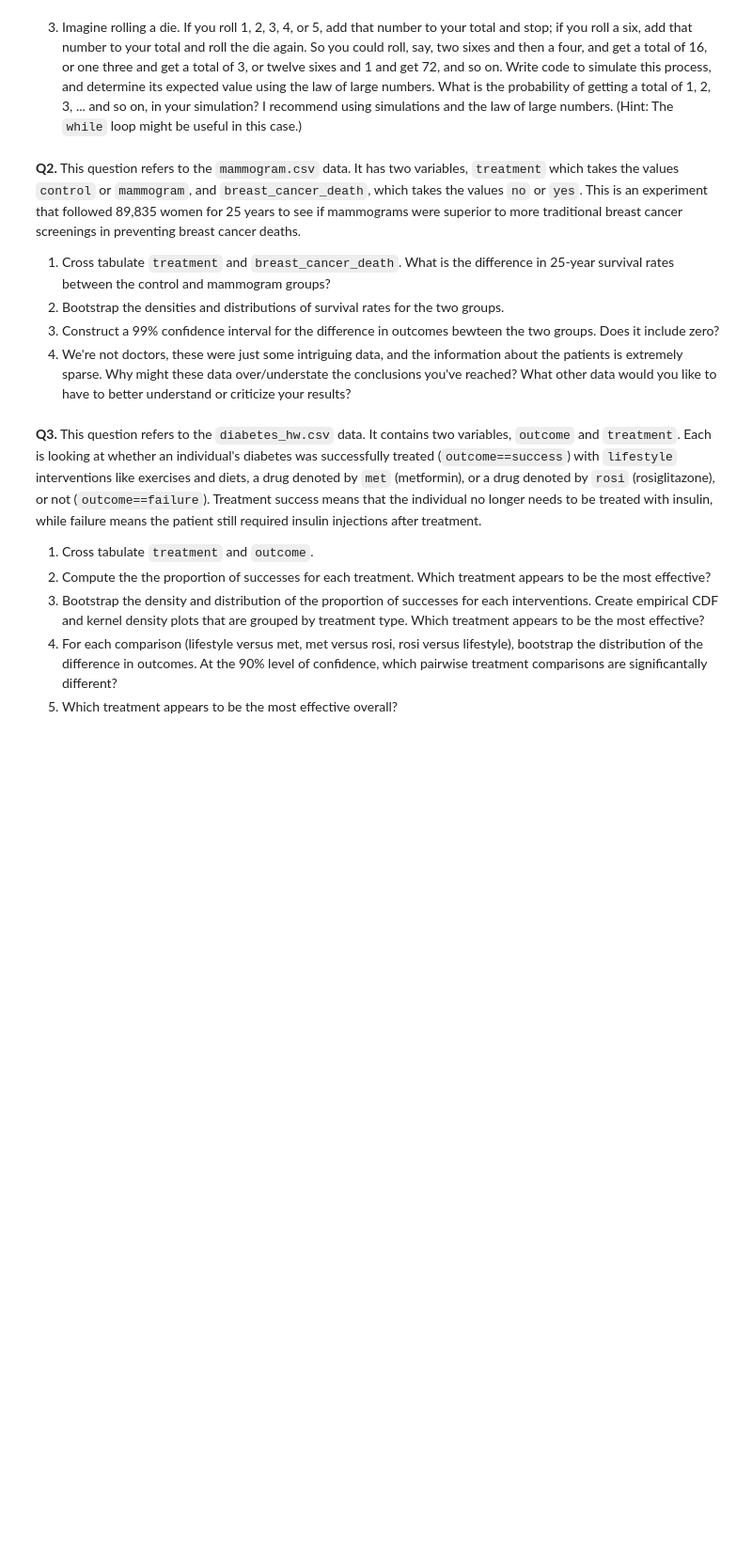
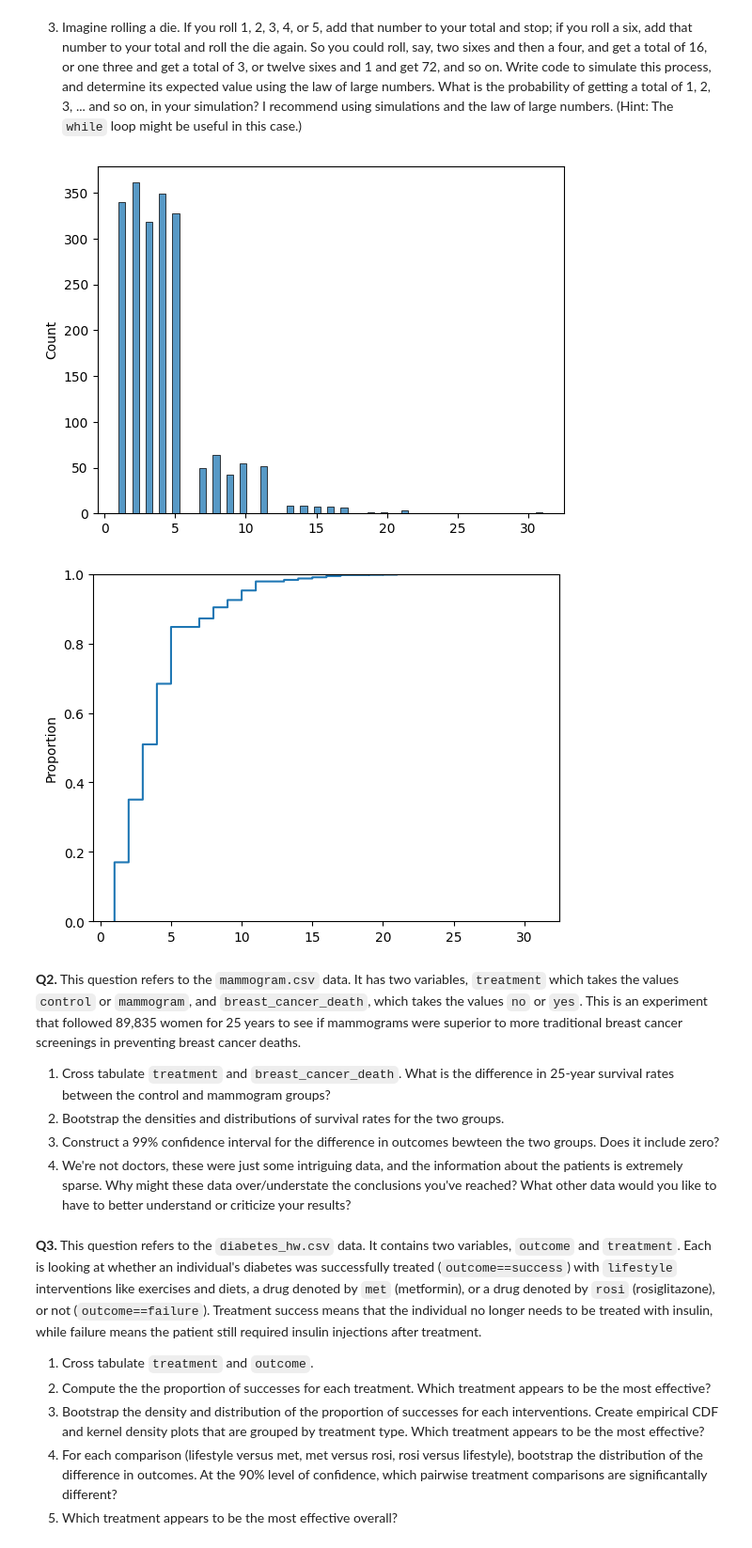
Before and after one commit to pwy7fv/the_bootstrap, a Jupyter notebook: assignment_5.ipynb, the cells around one changed output. Shown: that part at 94% size. Drawn from its saved outputs; the diff is of its cells as text; code cells hidden in the pictures; blank space fills up the shorter version.

```diff
--- a/assignment_5.ipynb
+++ b/assignment_5.ipynb
@@ -63,2 +89,14 @@ plt.show()
 # %% [markdown]
 3. Imagine rolling a die. If you roll 1, 2, 3, 4, or 5, add that number to your total and stop; if you roll a six, add that number to your total and roll the die again. So you could roll, say, two sixes and then a four, and get a total of 16, or one three and get a total of 3, or twelve sixes and 1 and get 72, and so on. Write code to simulate this process, and determine its expected value using the law of large numbers. What is the probability of getting a total of 1, 2, 3, ... and so on, in your simulation? I recommend using simulations and the law of large numbers.  (Hint: The `while` loop might be useful in this case.)
+# %%
+faces = np.array([1,2,3,4,5,6])
+N = 2000
+results = []
+for i in range(N):
+    total = 0
+    while True:
+        roll = np.random.choice(faces)
+        total += roll
+        if roll < 6:
+          break
+    results.append(total)
@@ -65,3 +106,12 @@ plt.show()
+# %%
+sns.histplot(results)
+plt.show()
+
+sns.ecdfplot(results)
+plt.show()
+# %% [output]
+[figure, added]
+[figure, added]
 # %% [markdown]
 **Q2.** This question refers to the `mammogram.csv` data. It has two variables, `treatment` which takes the values `control` or `mammogram`, and `breast_cancer_death`, which takes the values `no` or `yes`. This is an experiment that followed 89,835 women for 25 years to see if mammograms were superior to more traditional breast cancer screenings in preventing breast cancer deaths.
 
```
Also changed, not shown: parts of 7 cells of this notebook.
